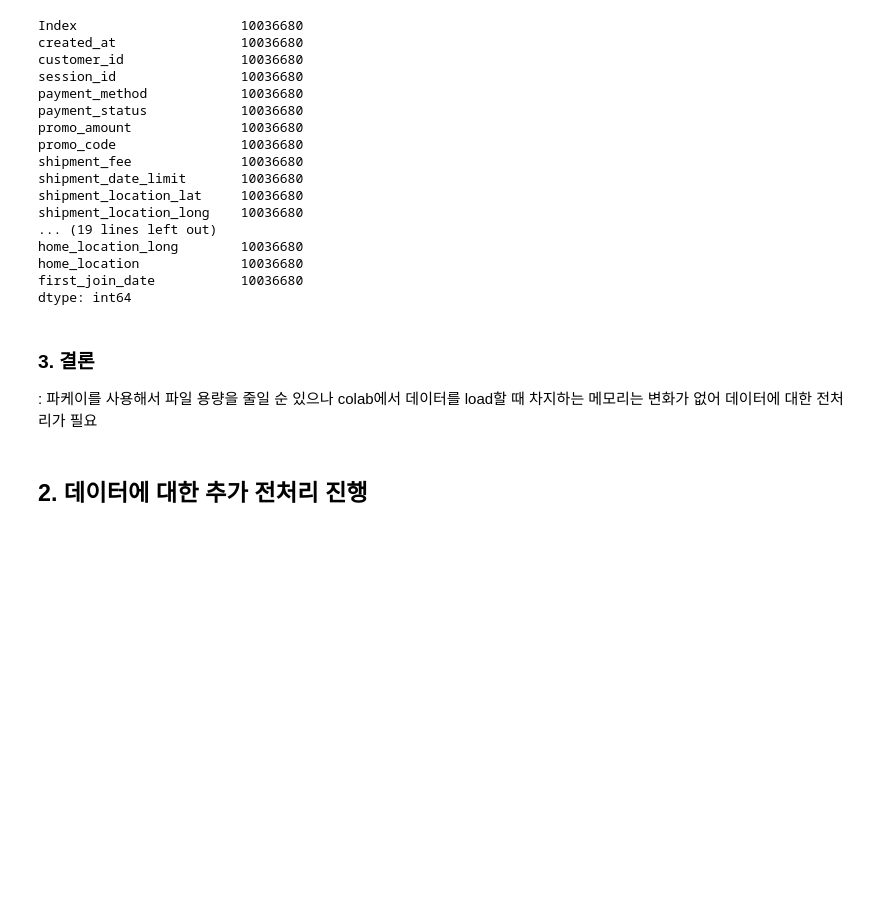
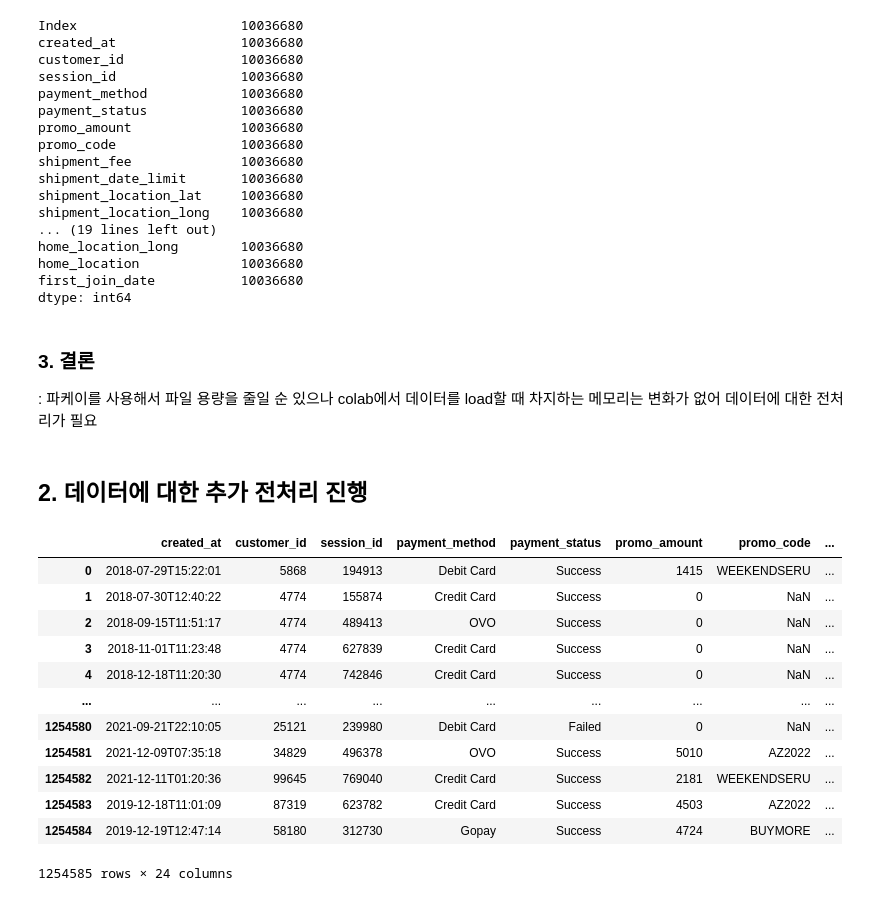
Before and after one commit to donghwi2022/ds-sa-cp2-phase2, a Jupyter notebook: additional_preprocessing.ipynb, the cells around one changed output. Saved outputs shown, nothing was run; the diff lists cells and outputs as text; code cells hidden in the pictures; blank space fills up the shorter version.

```diff
--- a/additional_preprocessing.ipynb
+++ b/additional_preprocessing.ipynb
@@ -4,6 +4,8 @@
 # 1. 필요 라이브러리 import
 # %%
 import pandas as pd
+# %%
+pd.set_option('display.max_columns', None)
 # %% [markdown]
 # 2. 파일 load
 # %%
@@ -110,3 +112,24 @@ dtype: int64
 : 파케이를 사용해서 파일 용량을 줄일 순 있으나 colab에서 데이터를 load할 때 차지하는 메모리는 변화가 없어 데이터에 대한 전처리가 필요
 # %% [markdown]
 ## 2. 데이터에 대한 추가 전처리 진행
+# %%
+df_ver2 = df.drop(columns=['shipment_date_limit', 'shipment_location_lat', 'shipment_location_long', 'home_location_lat', 'home_location_long', 'device_id', 'device_version'])
+# %%
+df_ver2['Category'] = df_ver2['masterCategory'] + " " + df_ver2['subCategory'] + " " + df_ver2['articleType']
+df_ver2.drop(columns=['masterCategory', 'subCategory', 'articleType'], inplace=True)
+# %%
+df_ver2
+# %% [output]
+|  | created_at | customer_id | session_id | payment_method | payment_status | promo_amount | promo_code | ... |
+| 0 | 2018-07-29T15:22:01 | 5868 | 194913 | Debit Card | Success | 1415 | WEEKENDSERU | ... |
+| 1 | 2018-07-30T12:40:22 | 4774 | 155874 | Credit Card | Success | 0 | NaN | ... |
+| 2 | 2018-09-15T11:51:17 | 4774 | 489413 | OVO | Success | 0 | NaN | ... |
+| 3 | 2018-11-01T11:23:48 | 4774 | 627839 | Credit Card | Success | 0 | NaN | ... |
+| 4 | 2018-12-18T11:20:30 | 4774 | 742846 | Credit Card | Success | 0 | NaN | ... |
+| ... | ... | ... | ... | ... | ... | ... | ... | ... |
+| 1254580 | 2021-09-21T22:10:05 | 25121 | 239980 | Debit Card | Failed | 0 | NaN | ... |
+| 1254581 | 2021-12-09T07:35:18 | 34829 | 496378 | OVO | Success | 5010 | AZ2022 | ... |
+| 1254582 | 2021-12-11T01:20:36 | 99645 | 769040 | Credit Card | Success | 2181 | WEEKENDSERU | ... |
+| 1254583 | 2019-12-18T11:01:09 | 87319 | 623782 | Credit Card | Success | 4503 | AZ2022 | ... |
+| 1254584 | 2019-12-19T12:47:14 | 58180 | 312730 | Gopay | Success | 4724 | BUYMORE | ... |
+1254585 rows × 24 columns
```
Also changed, not shown: parts of 4 cells of this notebook.
